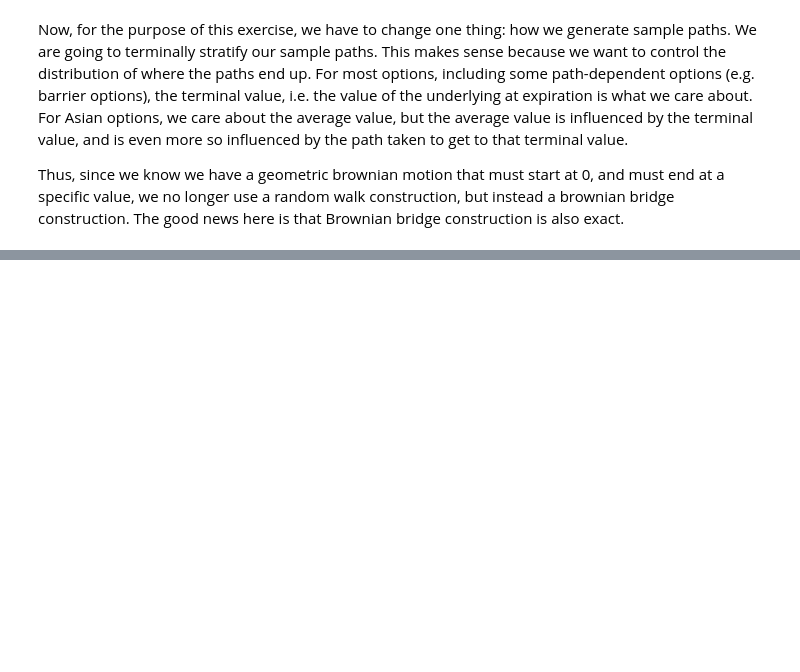
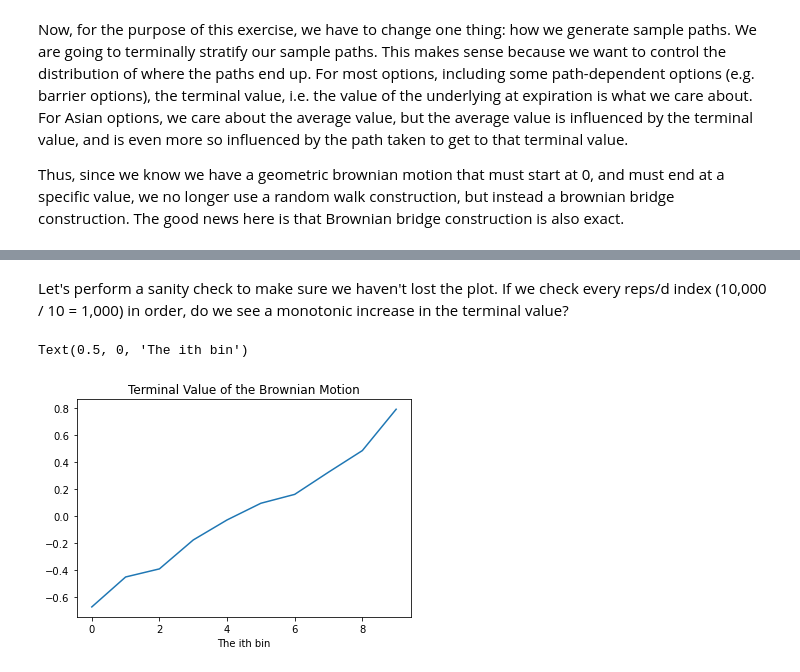
Before and after one commit to at672/CS-Options, a Jupyter notebook: Asian_Option_Variance_Reduction.ipynb, the cells around one changed output, grey strips where cells are left out. Cells and saved outputs as stored; diff of their text form; code cells hidden in the pictures; blank space fills up the shorter version.

```diff
--- a/Asian_Option_Variance_Reduction.ipynb
+++ b/Asian_Option_Variance_Reduction.ipynb
@@ -249,0 +297,11 @@ int
+# %% [markdown]
+Let's perform a sanity check to make sure we haven't lost the plot. If we check every reps/d index (10,000 / 10 = 1,000) in order, do we see a monotonic increase in the terminal value?
+# %%
+#plt.plot(W_strat[[0,1000,2000,3000,4000,5000,6000,7000,8000,9000], -1])
+plt.plot(W_strat[np.arange(start = 0, stop = reps, step = reps//d ), -1])
+
+plt.title("Terminal Value of the Brownian Motion")
+plt.xlabel("The ith bin")
+# %% [output]
+Text(0.5, 0, 'The ith bin')
+[figure, added]
```
Also changed, not shown: parts of 15 cells of this notebook.
